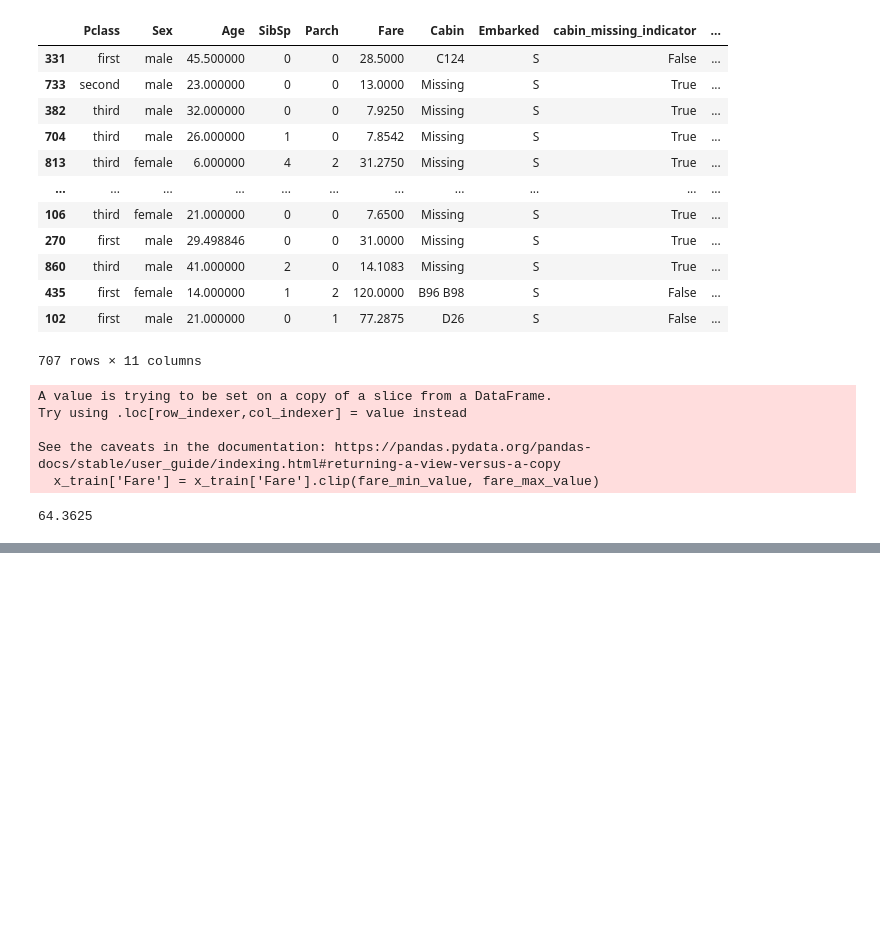
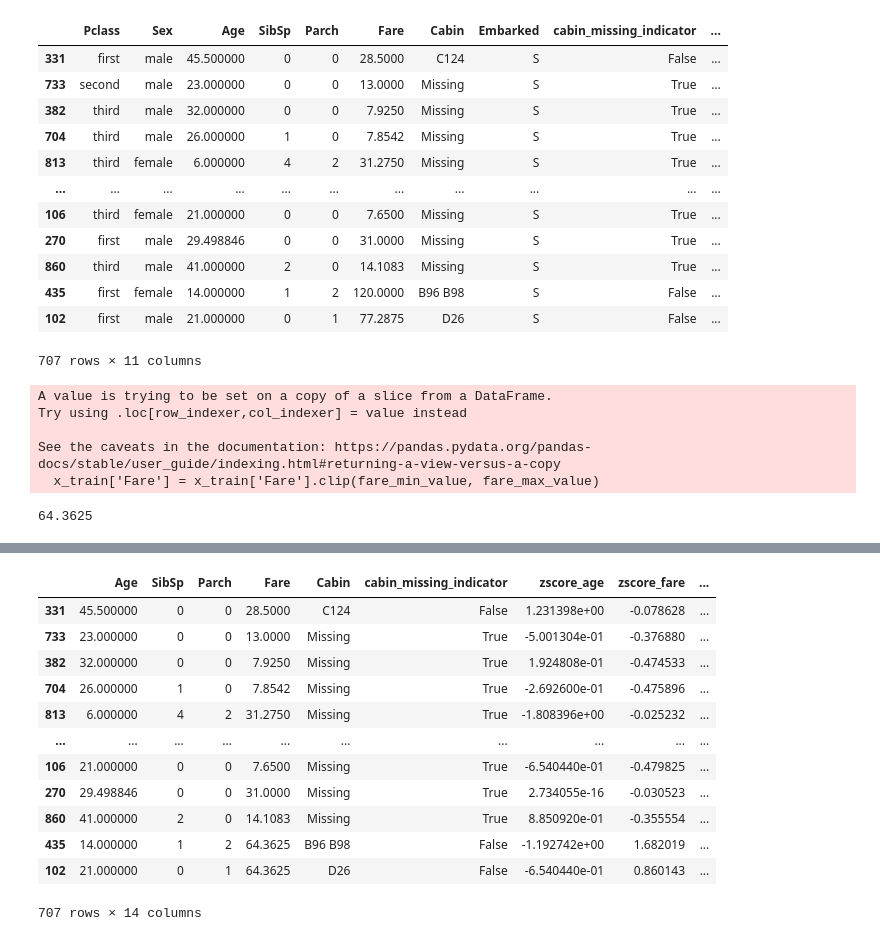
Before and after one commit to mehedihasanfoysal8/AI-ML, a Jupyter notebook: Machine Learning/week-01/feature_engineering.ipynb, the cells around one changed output, grey strips where cells are left out. Cells and saved outputs as stored; diff of their text form; code cells hidden in the pictures; blank space fills up the shorter version.

```diff
--- a/Machine Learning/week-01/feature_engineering.ipynb
+++ b/Machine Learning/week-01/feature_engineering.ipynb
@@ -572,0 +665,19 @@ See the caveats in the documentation: https://pandas.pydata.org/pandas-docs/stab
+# %%
+x_train.drop(['Pclass','Sex','Embarked'],axis=1 , inplace= True)
+x_test.drop(['Pclass','Sex','Embarked'],axis=1 , inplace= True)
+
+x_train
+# %% [output]
+|  | Age | SibSp | Parch | Fare | Cabin | cabin_missing_indicator | zscore_age | zscore_fare | ... |
+| 331 | 45.500000 | 0 | 0 | 28.5000 | C124 | False | 1.231398e+00 | -0.078628 | ... |
+| 733 | 23.000000 | 0 | 0 | 13.0000 | Missing | True | -5.001304e-01 | -0.376880 | ... |
+| 382 | 32.000000 | 0 | 0 | 7.9250 | Missing | True | 1.924808e-01 | -0.474533 | ... |
+| 704 | 26.000000 | 1 | 0 | 7.8542 | Missing | True | -2.692600e-01 | -0.475896 | ... |
+| 813 | 6.000000 | 4 | 2 | 31.2750 | Missing | True | -1.808396e+00 | -0.025232 | ... |
+| ... | ... | ... | ... | ... | ... | ... | ... | ... | ... |
+| 106 | 21.000000 | 0 | 0 | 7.6500 | Missing | True | -6.540440e-01 | -0.479825 | ... |
+| 270 | 29.498846 | 0 | 0 | 31.0000 | Missing | True | 2.734055e-16 | -0.030523 | ... |
+| 860 | 41.000000 | 2 | 0 | 14.1083 | Missing | True | 8.850920e-01 | -0.355554 | ... |
+| 435 | 14.000000 | 1 | 2 | 64.3625 | B96 B98 | False | -1.192742e+00 | 1.682019 | ... |
+| 102 | 21.000000 | 0 | 1 | 64.3625 | D26 | False | -6.540440e-01 | 0.860143 | ... |
+707 rows × 14 columns
```
Also changed, not shown: parts of 16 cells of this notebook.
